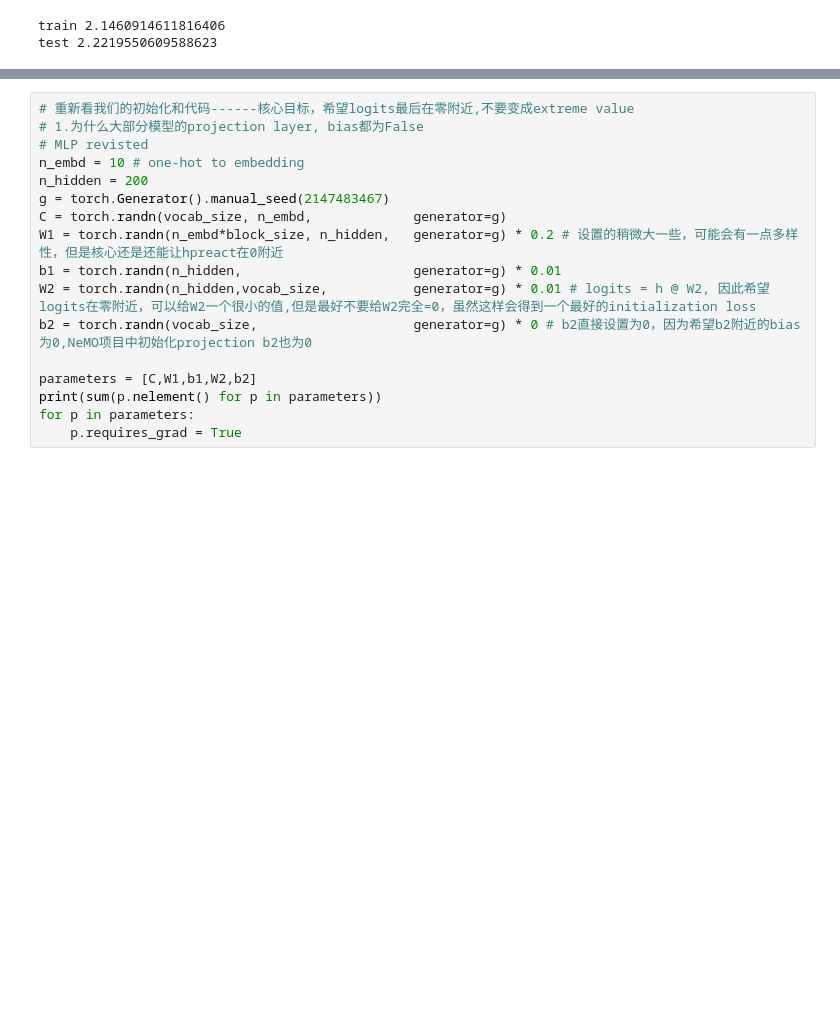
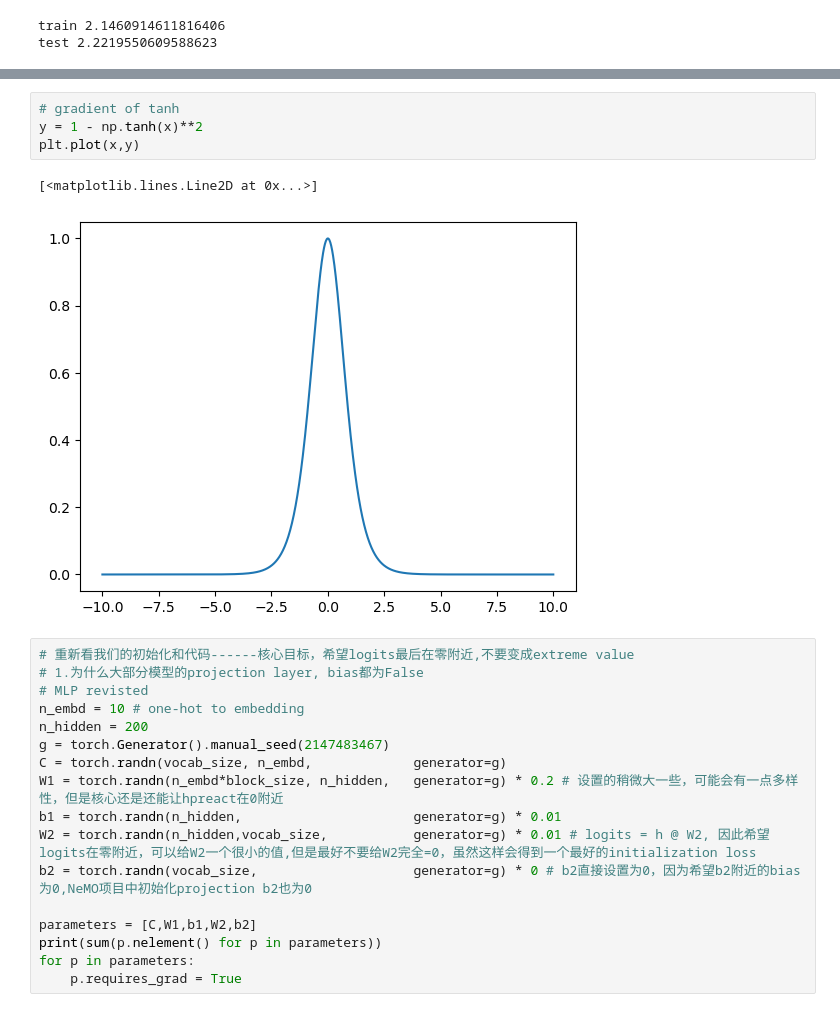
Before and after one commit to sirius777coder/Bioinformatics-Fileds, a Jupyter notebook: andre_dl/04_make_more_activation_gradients_batchnorm.ipynb, the cells around one changed output, grey strips where cells are left out. Drawn from its saved outputs; the diff is of its cells as text; blank space fills up the shorter version.

Commit message:
finish initialization,activation,gradients and batchnorm

```diff
--- a/andre_dl/04_make_more_activation_gradients_batchnorm.ipynb
+++ b/andre_dl/04_make_more_activation_gradients_batchnorm.ipynb
@@ -407,3 +450,10 @@ test 2.2219550609588623
+# %%
+# gradient of tanh
+y = 1 - np.tanh(x)**2
+plt.plot(x,y)
+# %% [output]
+[<matplotlib.lines.Line2D at 0x...>]
+[figure, added]
 # %%
 # 重新看我们的初始化和代码------核心目标，希望logits最后在零附近,不要变成extreme value
 # 1.为什么大部分模型的projection layer, bias都为False
```
Also changed, not shown: parts of 37 cells of this notebook, 1 other file.
